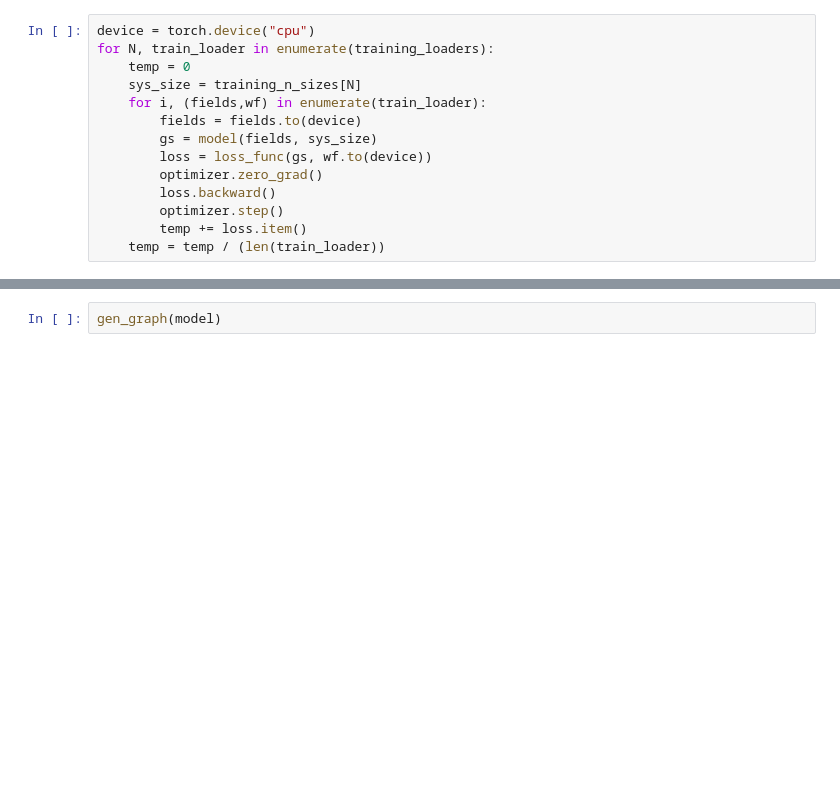
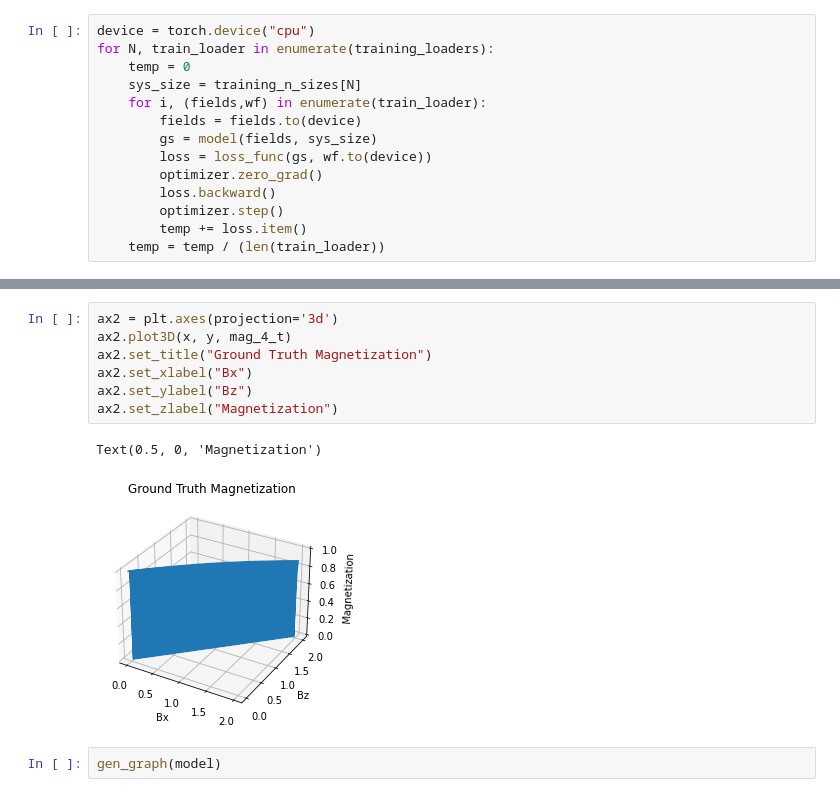
Before and after one commit to szaman19/MPSML, a Jupyter notebook: code/mps/MPS_Generator.ipynb, the cells around one changed output, grey strips where cells are left out. Drawn from its saved outputs; the diff is of its cells as text; blank space fills up the shorter version.

```diff
--- a/code/mps/MPS_Generator.ipynb
+++ b/code/mps/MPS_Generator.ipynb
@@ -370,3 +461,13 @@ def gen_graph(model):
+# %%
+ax2 = plt.axes(projection='3d')
+ax2.plot3D(x, y, mag_4_t)
+ax2.set_title("Ground Truth Magnetization")
+ax2.set_xlabel("Bx")
+ax2.set_ylabel("Bz")
+ax2.set_zlabel("Magnetization")
+# %% [output]
+Text(0.5, 0, 'Magnetization')
+[figure, added]
 # %%
 gen_graph(model)
 # %% [output]
```
Also changed, not shown: parts of 5 cells of this notebook, 7 other files.
